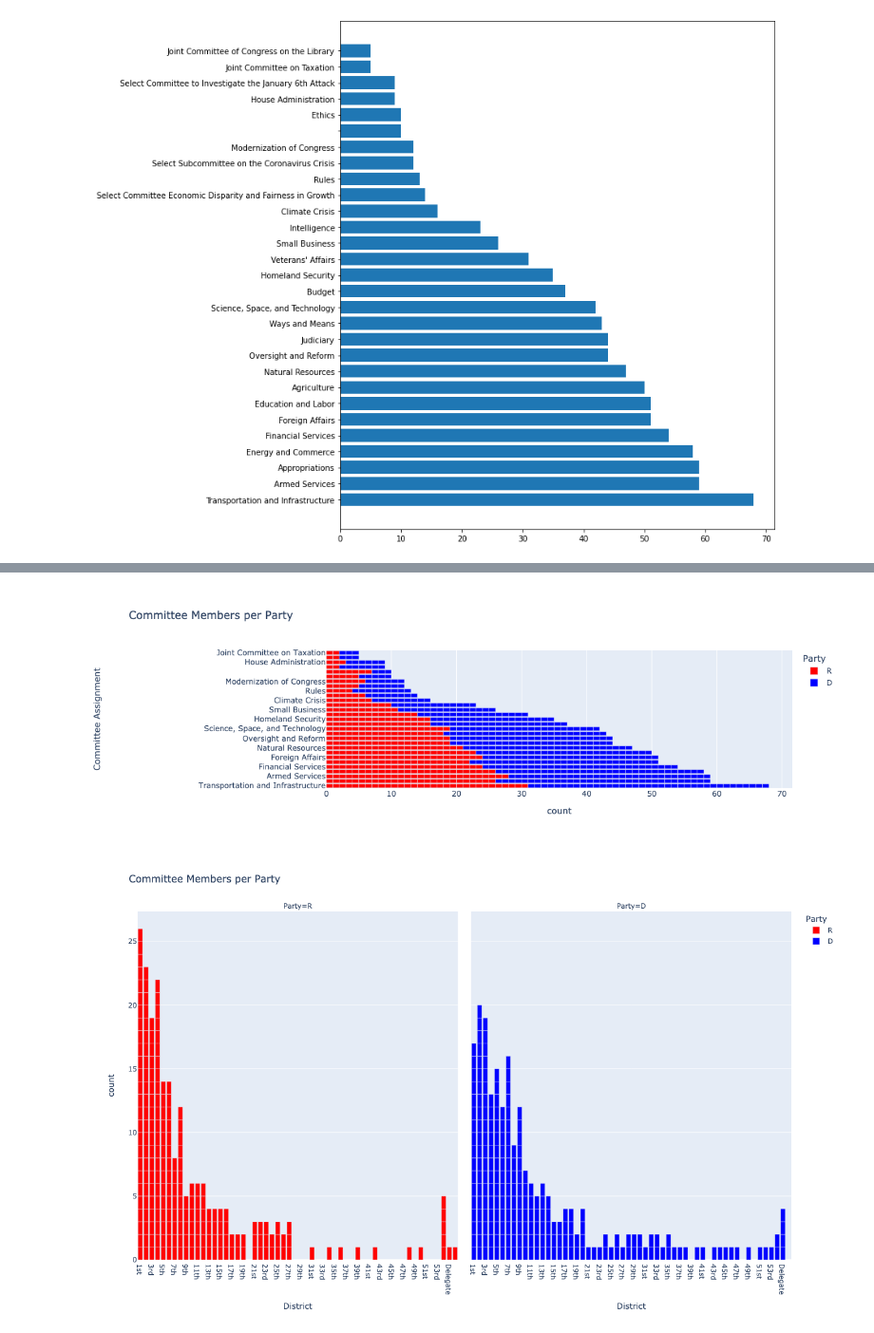
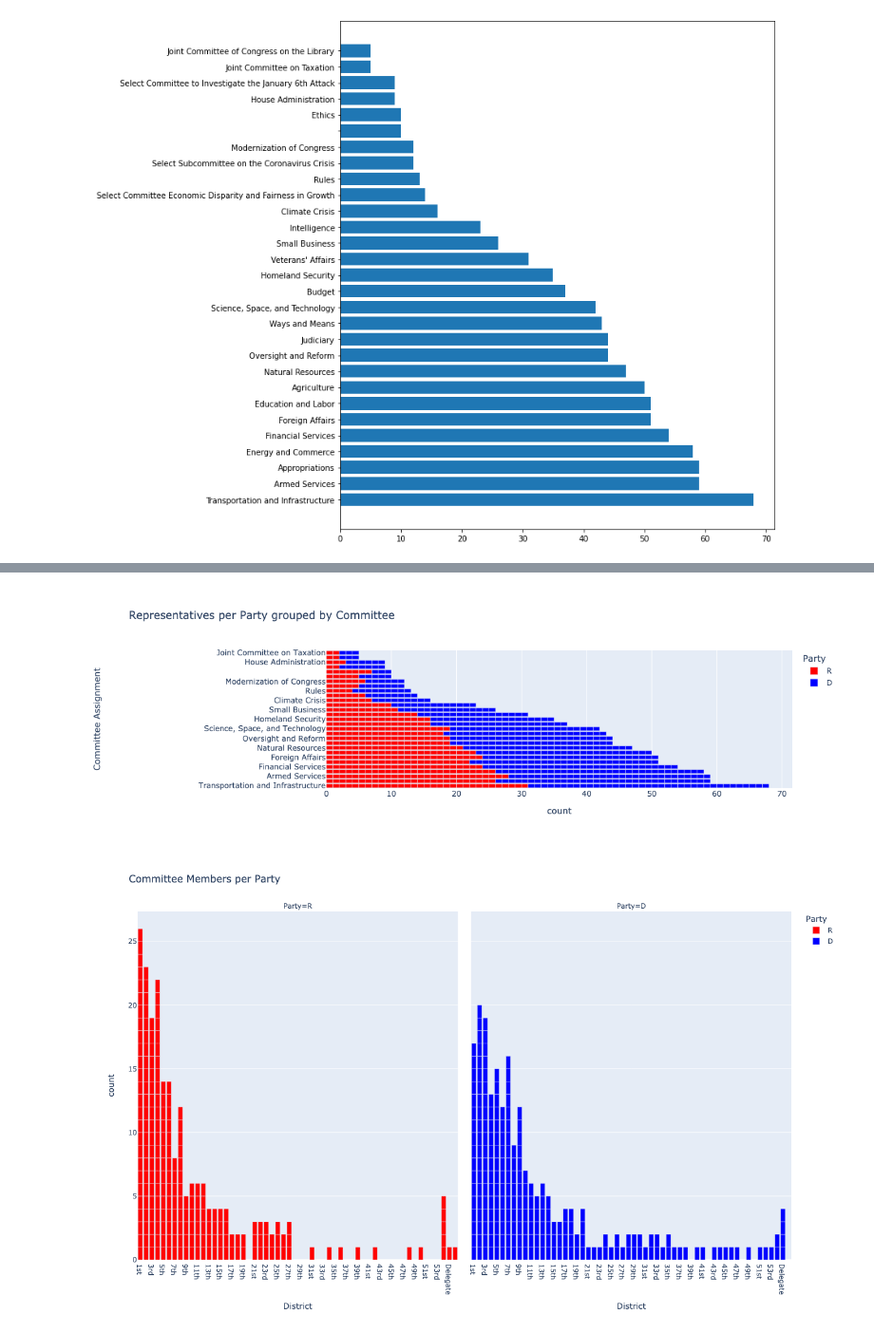
Before and after one commit to pedrosanhueza/Web-Scrape, a Jupyter notebook: US House of Representatives/Representatives - Code/Representatives 08-06-2022.ipynb, the cells around one changed output, grey strips where cells are left out. Shown at 95% size. Saved outputs shown, nothing was run; the diff lists cells and outputs as text; code cells hidden in the pictures.

Commit message:
Representatives EDA

```diff
--- a/US House of Representatives/Representatives - Code/Representatives 08-06-2022.ipynb
+++ b/US House of Representatives/Representatives - Code/Representatives 08-06-2022.ipynb
@@ -172,22 +211,22 @@ data_melt_committee['Committee Assignment'].value_counts().reset_index()
 # %%
 fig = px.bar(
     data_melt_committee,
     y='Committee Assignment',
     color='Party',
     color_discrete_map={'D': 'Blue', 'R':'Red'},
     orientation='h',
-    title="Committee Members per Party",
+    title="Representatives per Party grouped by Committee",
     width=1200, height=400
     )
 
 fig.update_layout(
     yaxis={'categoryorder':'total descending'})
 
 newnames = {'R':'Republicans','D':'Democrats'}
 
 fig.show("png")
 # %% [output]
-[figure, old version]
+[figure, new version]
 # %%
 order = {'District':['1st','2nd','3rd','4th','5th','6th','7th','8th','9th','10th' ,'11th','12th','13th','14th','15th','16th','17th','18th','19th','20th','21st','22nd','23rd','24th','25th','26th','27th','28th','29th','30th','31st','32nd','33rd','34th','35th','36th','37th','38th','39th','40th','41st','42nd','43rd','44th','45th','46th','47th','48th','49th','50th','51st','52nd','53rd','At Large', 'Delegate','Resident Commissioner']}
 
```
Also changed, not shown: parts of 8 cells of this notebook.
